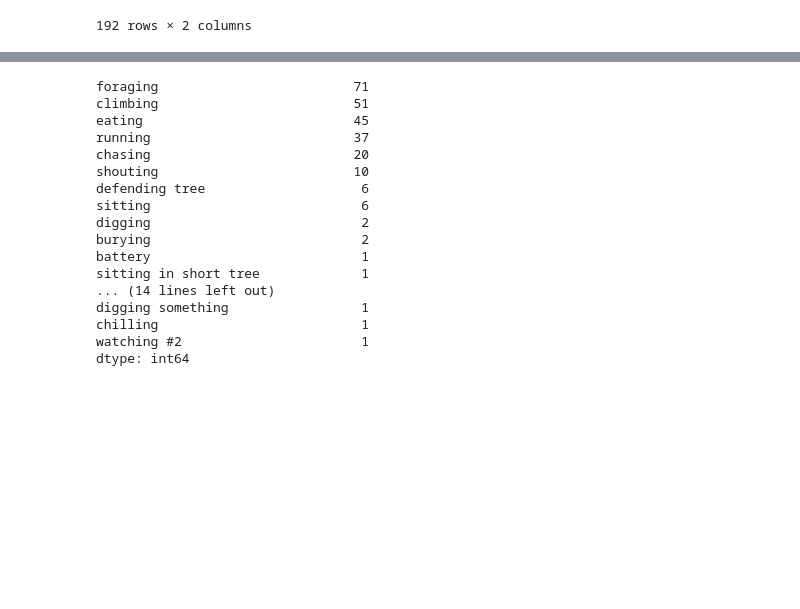
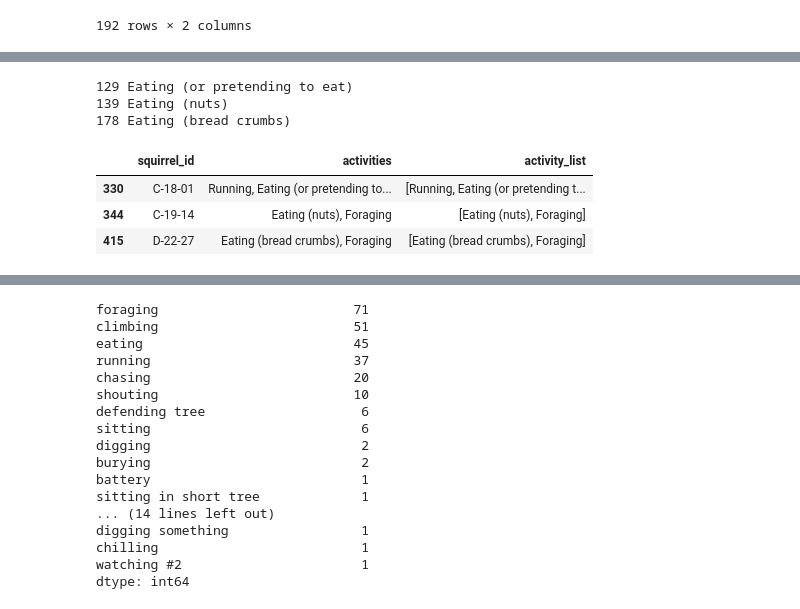
Before and after one commit to alyssahondrade/we-the-new-york-city-squirrels, a Jupyter notebook: squirrel_cleaning.ipynb, the cells around one changed output, grey strips where cells are left out. Drawn from its saved outputs; the diff is of its cells as text; code cells hidden in the pictures; blank space fills up the shorter version.

```diff
--- a/squirrel_cleaning.ipynb
+++ b/squirrel_cleaning.ipynb
@@ -189,0 +208,18 @@ foraging = []
+# %%
+idx_list = []
+for idx, row in enumerate(activities_df['activity_list']):
+    for word in row:
+        if (word.startswith("Eating ")):
+            print(idx, word)
+            idx_list.append(idx)
+# %% [output]
+129 Eating (or pretending to eat)
+139 Eating (nuts)
+178 Eating (bread crumbs)
+# %%
+activities_df.iloc[idx_list]
+# %% [output]
+|  | squirrel_id | activities | activity_list |
+| 330 | C-18-01 | Running, Eating (or pretending to... | [Running, Eating (or pretending t... |
+| 344 | C-19-14 | Eating (nuts), Foraging | [Eating (nuts), Foraging] |
+| 415 | D-22-27 | Eating (bread crumbs), Foraging | [Eating (bread crumbs), Foraging] |
```
Also changed, not shown: parts of 4 cells of this notebook.
